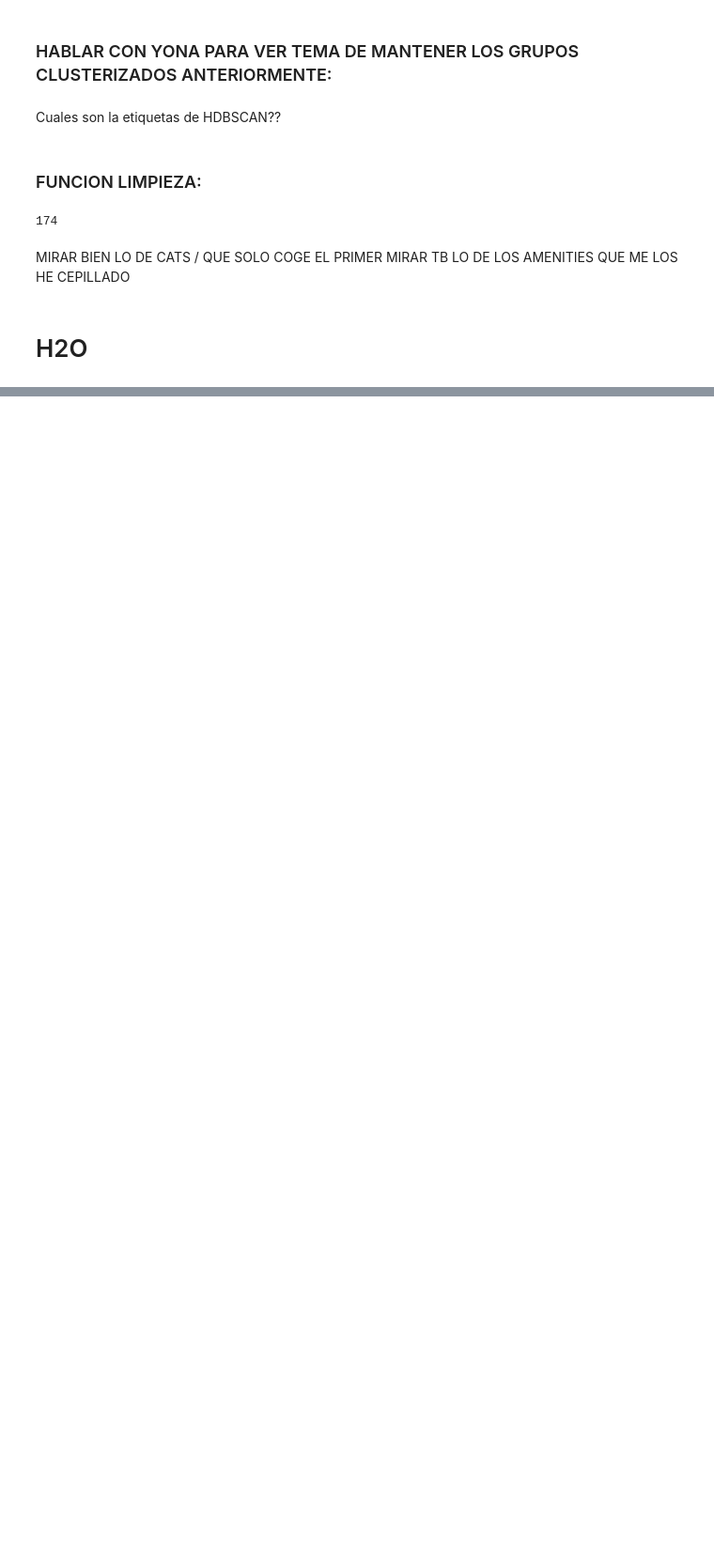
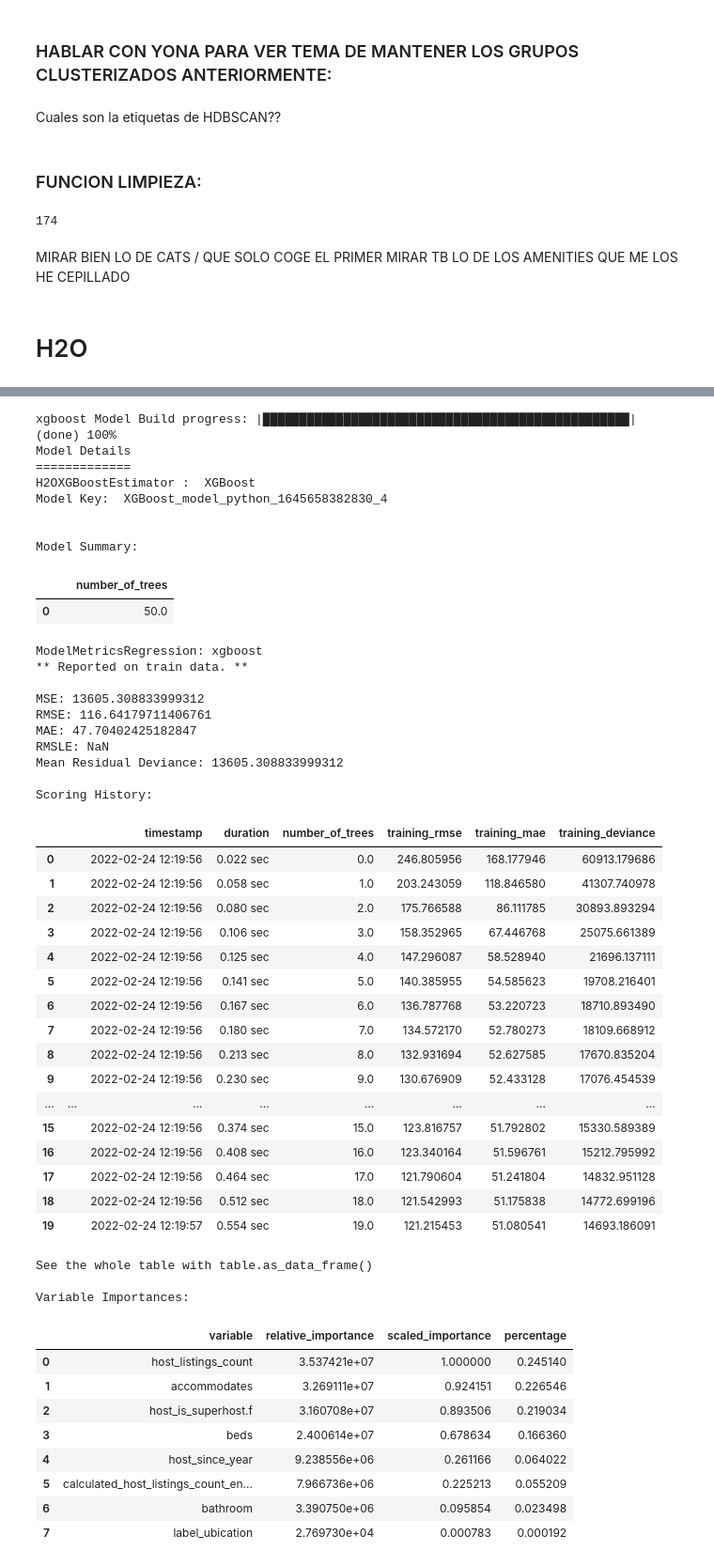
Before and after one commit to VictorPablo12/ML_kaggle_competition, a Jupyter notebook: LIMPIO.ipynb, the cells around one changed output, grey strips where cells are left out. Shown at 94% size. Drawn from its saved outputs; the diff is of its cells as text; code cells hidden in the pictures; blank space fills up the shorter version.

```diff
--- a/LIMPIO.ipynb
+++ b/LIMPIO.ipynb
@@ -66,0 +69,6 @@ train[train['price'] == 0] #4 free acomodations
+# %%
+train['geo'] = train['latitude'].map(str) + ‘,’ + train['longitude'].map(str)
+train['geo'].sample()
+# %%
+train['address'] = train['geo'].progress_apply(rgeocode)
+train['address'].head()
@@ -245,8 +274,8 @@ train_H2o = h2o.H2OFrame(train_ready)
 # %%
 y = "price" #Target a predecir
-splits = train_H2o.split_frame(ratios = [0.8], seed = 42) #Hacemos tts a pelo
+splits = train_H2o.split_frame(ratios = [0.90], seed = 42) #Hacemos tts a pelo
 train = splits[0]
 test = splits[1]
 # %%
-aml = H2OAutoML(max_models=30, seed=1)
+aml = H2OAutoML(seed=1)
 aml.train(y = y, training_frame = train, leaderboard_frame = test)
@@ -259,4 +367,55 @@ perf
 # %%
-#exm = aml.leader.explain(test)
+#ENTRENAMIENTO CON DATA SET COMPLETO
+aml.leader.train(y = y, training_frame = train_H2o)
+# %% [output]
+xgboost Model Build progress: |██████████████████████████████████████████████████| (done) 100%
+Model Details
+=============
+H2OXGBoostEstimator :  XGBoost
+Model Key:  XGBoost_model_python_1645658382830_4
+
+
+Model Summary:
+|  |  | number_of_trees |
+| 0 |  | 50.0 |
+ModelMetricsRegression: xgboost
+** Reported on train data. **
+
+MSE: 13605.308833999312
+RMSE: 116.64179711406761
+MAE: 47.70402425182847
+RMSLE: NaN
+Mean Residual Deviance: 13605.308833999312
+
+Scoring History:
+|  |  | timestamp | duration | number_of_trees | training_rmse | training_mae | training_deviance |
+| 0 |  | 2022-02-24 12:19:56 | 0.022 sec | 0.0 | 246.805956 | 168.177946 | 60913.179686 |
+| 1 |  | 2022-02-24 12:19:56 | 0.058 sec | 1.0 | 203.243059 | 118.846580 | 41307.740978 |
+| 2 |  | 2022-02-24 12:19:56 | 0.080 sec | 2.0 | 175.766588 | 86.111785 | 30893.893294 |
+| 3 |  | 2022-02-24 12:19:56 | 0.106 sec | 3.0 | 158.352965 | 67.446768 | 25075.661389 |
+| 4 |  | 2022-02-24 12:19:56 | 0.125 sec | 4.0 | 147.296087 | 58.528940 | 21696.137111 |
+| 5 |  | 2022-02-24 12:19:56 | 0.141 sec | 5.0 | 140.385955 | 54.585623 | 19708.216401 |
+| 6 |  | 2022-02-24 12:19:56 | 0.167 sec | 6.0 | 136.787768 | 53.220723 | 18710.893490 |
+| 7 |  | 2022-02-24 12:19:56 | 0.180 sec | 7.0 | 134.572170 | 52.780273 | 18109.668912 |
+| 8 |  | 2022-02-24 12:19:56 | 0.213 sec | 8.0 | 132.931694 | 52.627585 | 17670.835204 |
+| 9 |  | 2022-02-24 12:19:56 | 0.230 sec | 9.0 | 130.676909 | 52.433128 | 17076.454539 |
+| ... | ... | ... | ... | ... | ... | ... | ... |
+| 15 |  | 2022-02-24 12:19:56 | 0.374 sec | 15.0 | 123.816757 | 51.792802 | 15330.589389 |
+| 16 |  | 2022-02-24 12:19:56 | 0.408 sec | 16.0 | 123.340164 | 51.596761 | 15212.795992 |
+| 17 |  | 2022-02-24 12:19:56 | 0.464 sec | 17.0 | 121.790604 | 51.241804 | 14832.951128 |
+| 18 |  | 2022-02-24 12:19:56 | 0.512 sec | 18.0 | 121.542993 | 51.175838 | 14772.699196 |
+| 19 |  | 2022-02-24 12:19:57 | 0.554 sec | 19.0 | 121.215453 | 51.080541 | 14693.186091 |
+See the whole table with table.as_data_frame()
+
+Variable Importances:
+|  | variable | relative_importance | scaled_importance | percentage |
+| 0 | host_listings_count | 3.537421e+07 | 1.000000 | 0.245140 |
+| 1 | accommodates | 3.269111e+07 | 0.924151 | 0.226546 |
+| 2 | host_is_superhost.f | 3.160708e+07 | 0.893506 | 0.219034 |
+| 3 | beds | 2.400614e+07 | 0.678634 | 0.166360 |
+| 4 | host_since_year | 9.238556e+06 | 0.261166 | 0.064022 |
+| 5 | calculated_host_listings_count_en... | 7.966736e+06 | 0.225213 | 0.055209 |
+| 6 | bathroom | 3.390750e+06 | 0.095854 | 0.023498 |
+| 7 | label_ubication | 2.769730e+04 | 0.000783 | 0.000192 |
 # %%
 PARON
```
Also changed, not shown: parts of 19 cells of this notebook, 1 other file.
